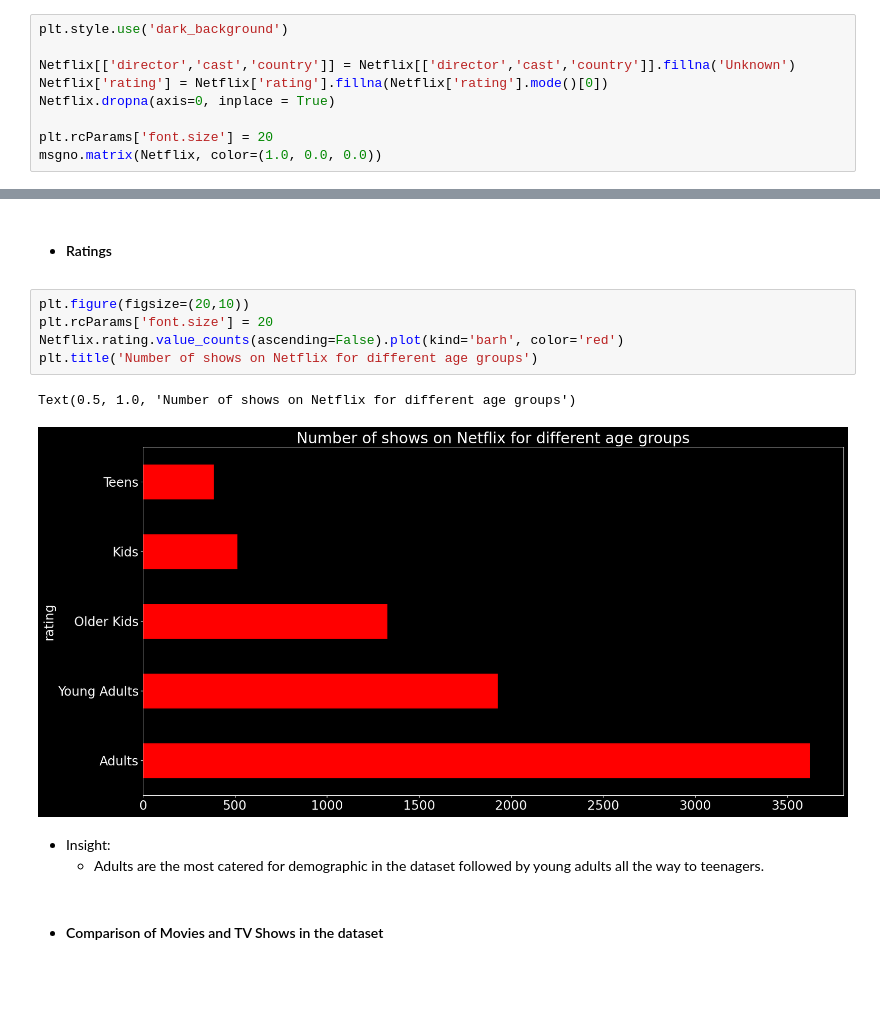
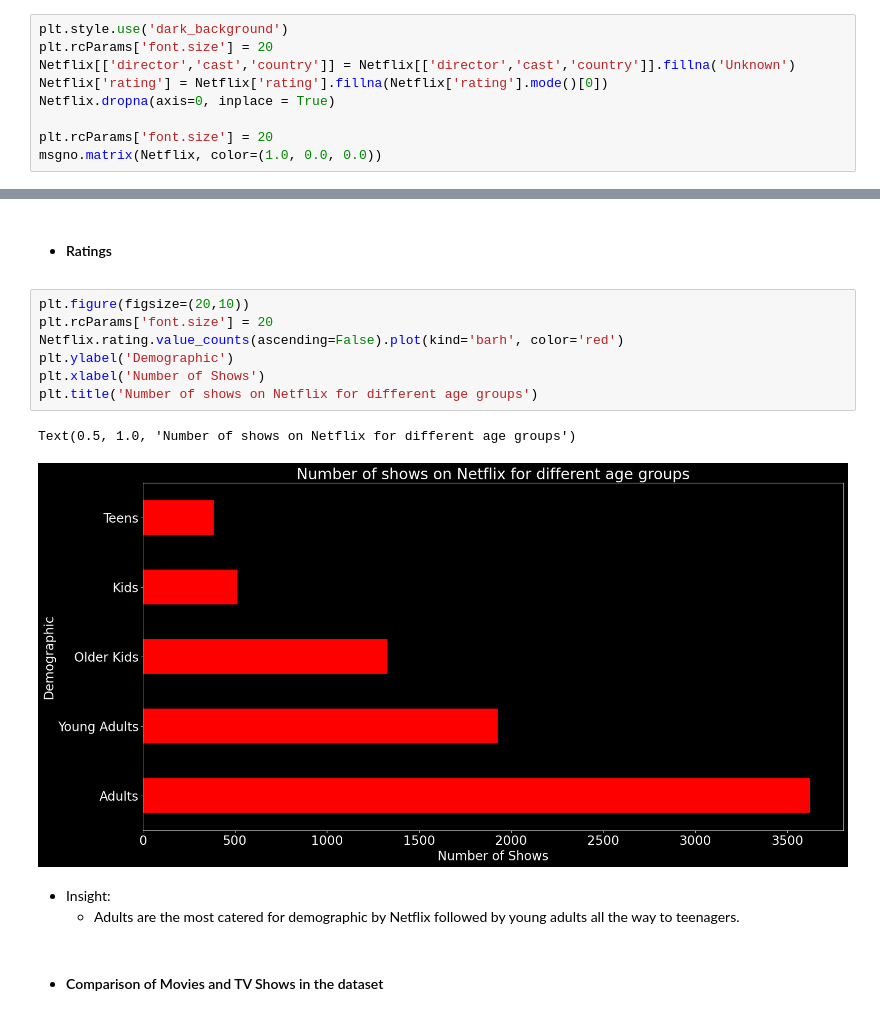
Before and after one commit to JanKosgei/Netflix-Recommendations, a Jupyter notebook: K-Means Netflix.ipynb, the cells around one changed output, grey strips where cells are left out. Drawn from its saved outputs; the diff is of its cells as text; blank space fills up the shorter version.

```diff
--- a/K-Means Netflix.ipynb
+++ b/K-Means Netflix.ipynb
@@ -105,7 +105,7 @@ msgno.matrix(Netflix, color=(1.0, 0.0, 0.0))
    - Missing date added rows will be dropped
 # %%
 plt.style.use('dark_background')
-
+plt.rcParams['font.size'] = 20
 Netflix[['director','cast','country']] = Netflix[['director','cast','country']].fillna('Unknown')
 Netflix['rating'] = Netflix['rating'].fillna(Netflix['rating'].mode()[0])
 Netflix.dropna(axis=0, inplace = True)
@@ -145,14 +145,16 @@ array(['Adults', 'Teens', 'Young Adults', 'Older Kids', 'Kids'],
 # %%
 plt.figure(figsize=(20,10))
 plt.rcParams['font.size'] = 20
 Netflix.rating.value_counts(ascending=False).plot(kind='barh', color='red')
+plt.ylabel('Demographic')
+plt.xlabel('Number of Shows')
 plt.title('Number of shows on Netflix for different age groups')
 # %% [output]
 Text(0.5, 1.0, 'Number of shows on Netflix for different age groups')
-[figure, old version]
+[figure, new version]
 # %% [markdown]
 - Insight:
-   - Adults are the most catered for demographic in the dataset followed by young adults all the way to teenagers.
+   - Adults are the most catered for demographic by Netflix followed by young adults all the way to teenagers.
 # %% [markdown]
 - #### Comparison of Movies and TV Shows in the dataset
 # %%
```
Also changed, not shown: parts of 4 cells of this notebook.
